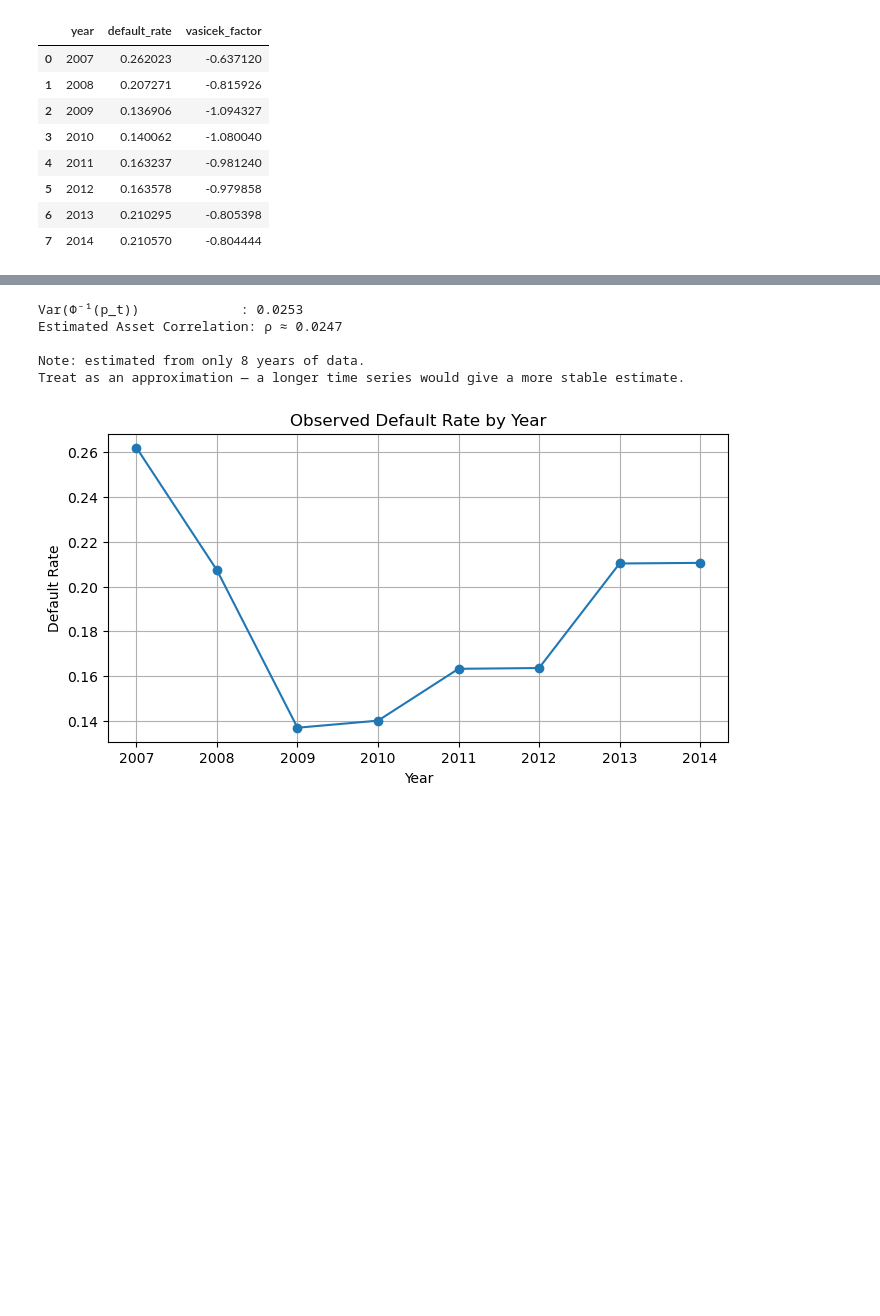
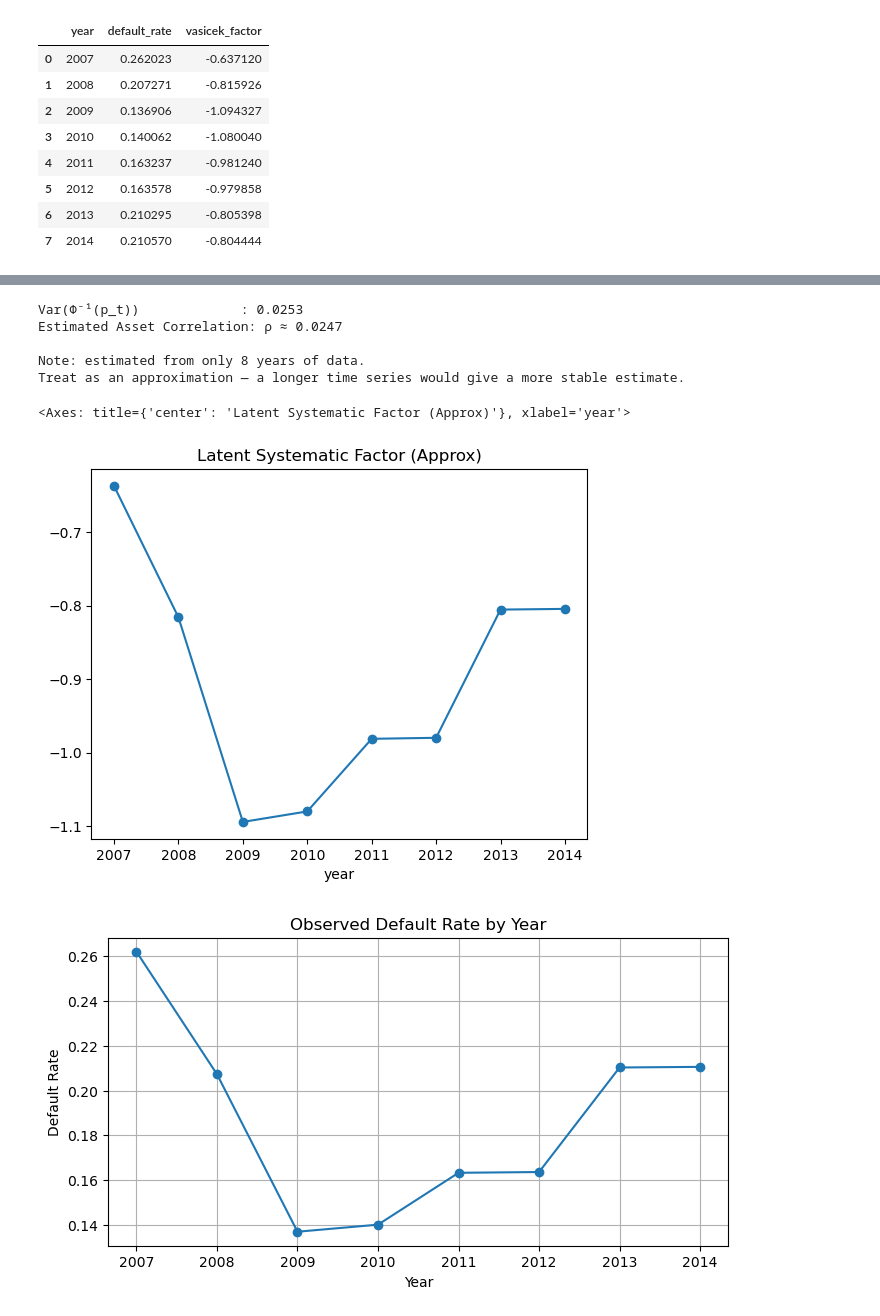
Before and after one commit to amitsrm3751-ctrl/credit-portfolio-vasicek-simulation, a Jupyter notebook: notebooks/05 rho_estimation_vasicek.ipynb, the cells around one changed output, grey strips where cells are left out. Saved outputs shown, nothing was run; the diff lists cells and outputs as text; code cells hidden in the pictures; blank space fills up the shorter version.

```diff
--- a/notebooks/05 rho_estimation_vasicek.ipynb
+++ b/notebooks/05 rho_estimation_vasicek.ipynb
@@ -131,22 +143,28 @@ correlations (Basel IRB uses ρ in the range 0.03–0.16 for retail exposures).
 # %%
 # Var(Φ⁻¹(p_t)) = ρ / (1 - ρ)  under the Vasicek single-factor model
 # Solving for ρ:  ρ = var_x / (1 + var_x)
 
 var_x = yearly_default_rates['vasicek_factor'].var()
 
 rho_estimate = var_x / (1 + var_x)
 
 print(f"Var(Φ⁻¹(p_t))             : {round(var_x, 4)}")
 print(f"Estimated Asset Correlation: ρ ≈ {round(rho_estimate, 4)}")
 print()
 print("Note: estimated from only", len(yearly_default_rates), "years of data.")
 print("Treat as an approximation — a longer time series would give a more stable estimate.")
+yearly_default_rates.set_index('year')['vasicek_factor'].plot(
+    title="Latent Systematic Factor (Approx)",
+    marker='o'
+)
 # %% [output]
 Var(Φ⁻¹(p_t))             : 0.0253
 Estimated Asset Correlation: ρ ≈ 0.0247
 
 Note: estimated from only 8 years of data.
 Treat as an approximation — a longer time series would give a more stable estimate.
+<Axes: title={'center': 'Latent Systematic Factor (Approx)'}, xlabel='year'>
+[figure, added]
 # %%
 import matplotlib.pyplot as plt
 
```
Also changed, not shown: parts of 2 cells of this notebook.
